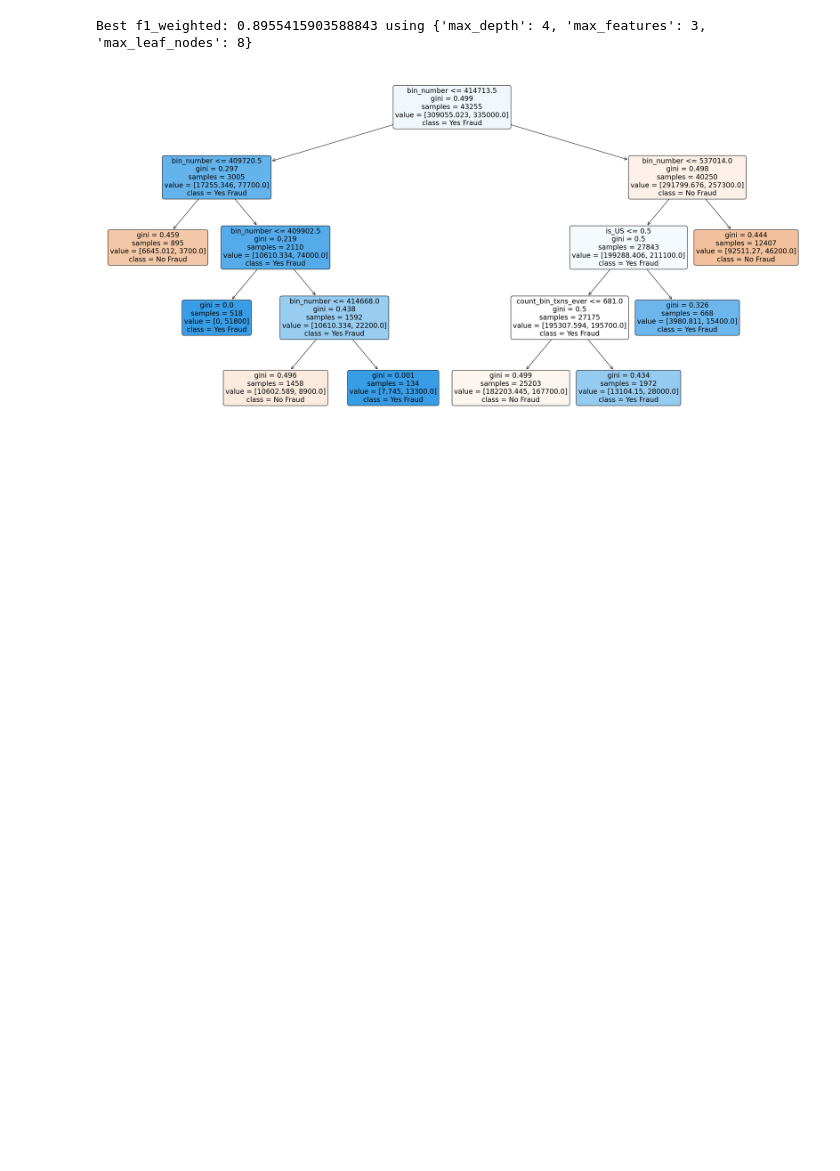
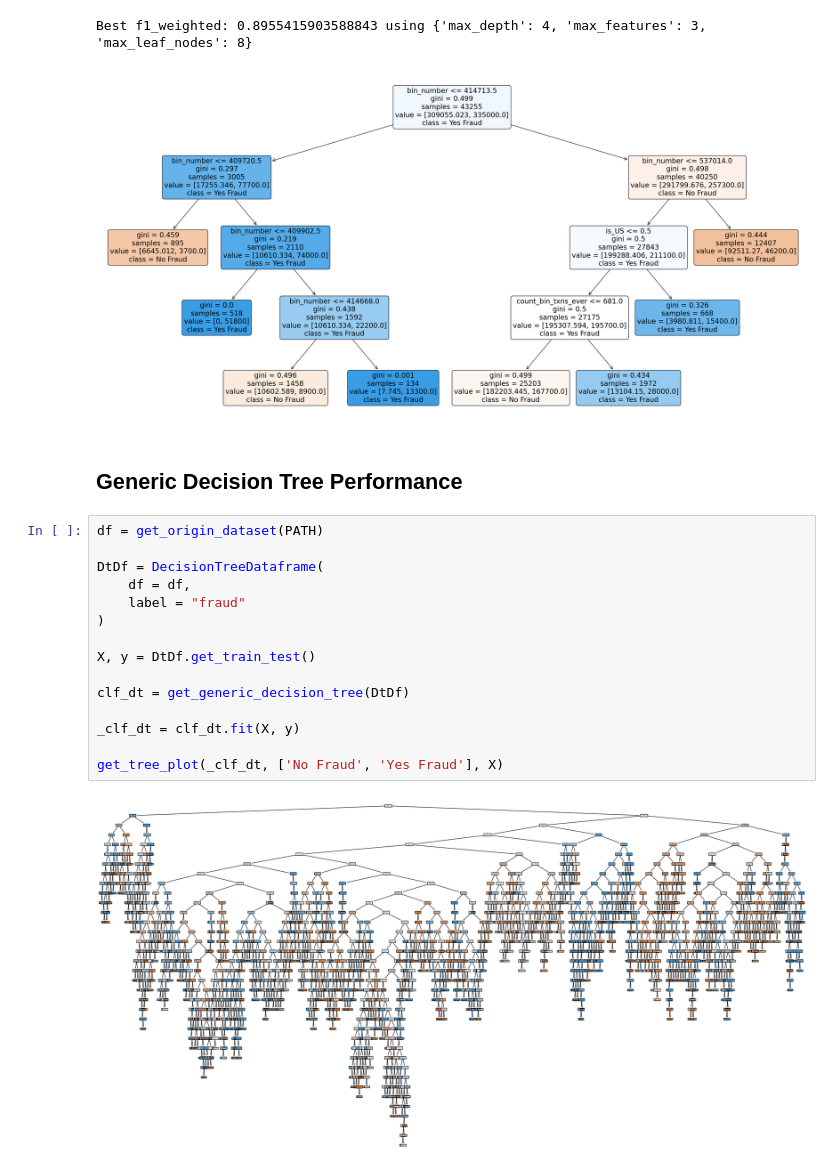
Before and after one commit to Henmachado/payments-data-analysis, a Jupyter notebook: main.ipynb, the cells around one changed output. Saved outputs shown, nothing was run; the diff lists cells and outputs as text; blank space fills up the shorter version.

```diff
--- a/main.ipynb
+++ b/main.ipynb
@@ -147,3 +146,22 @@ main()
 # %% [output]
 Best f1_weighted: 0.8955415903588843 using {'max_depth': 4, 'max_features': 3, 'max_leaf_nodes': 8}
 [figure]
+# %% [markdown]
+## Generic Decision Tree Performance
+# %%
+df = get_origin_dataset(PATH)
+
+DtDf = DecisionTreeDataframe(
+    df = df,
+    label = "fraud"
+)
+
+X, y = DtDf.get_train_test()
+
+clf_dt = get_generic_decision_tree(DtDf)
+
+_clf_dt = clf_dt.fit(X, y)
+
+get_tree_plot(_clf_dt, ['No Fraud', 'Yes Fraud'], X)
+# %% [output]
+[figure, added]
```
Also changed, not shown: parts of 11 cells of this notebook.
